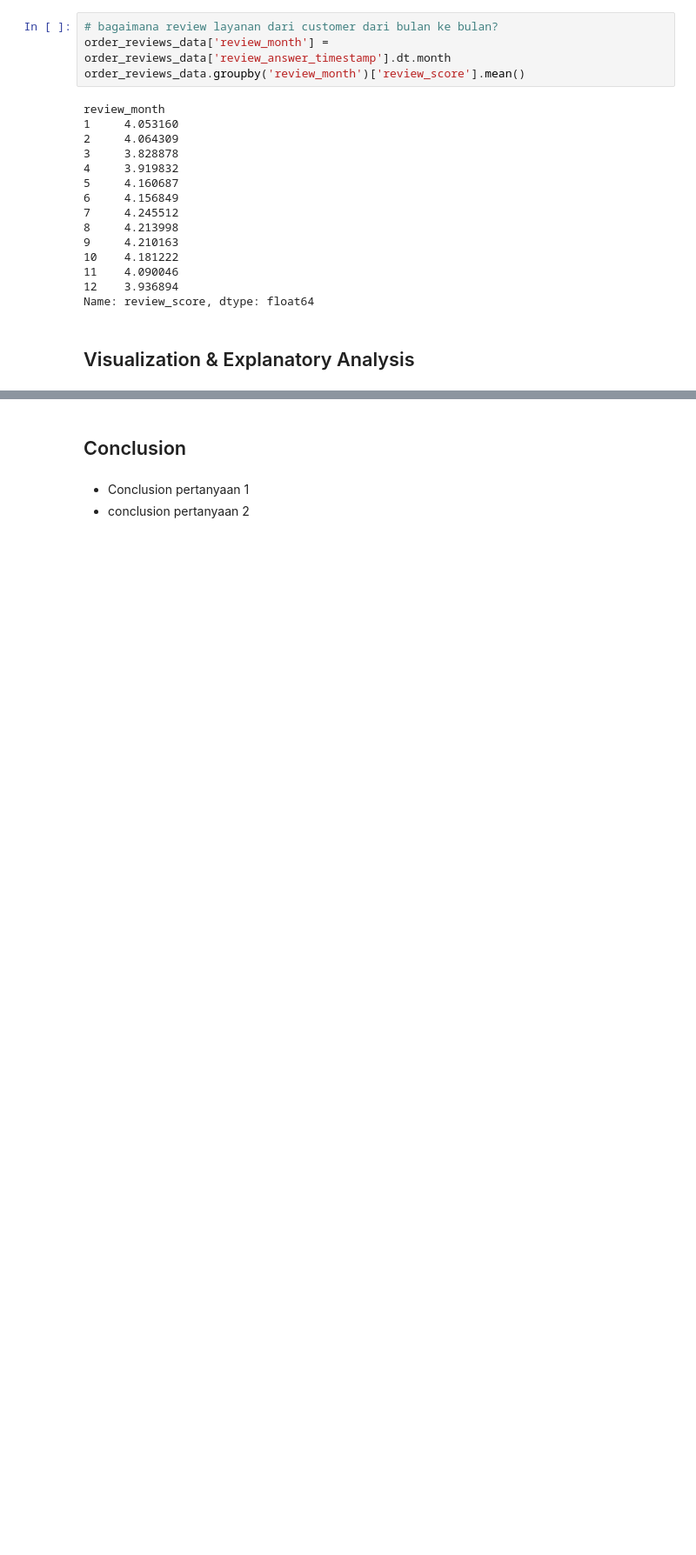
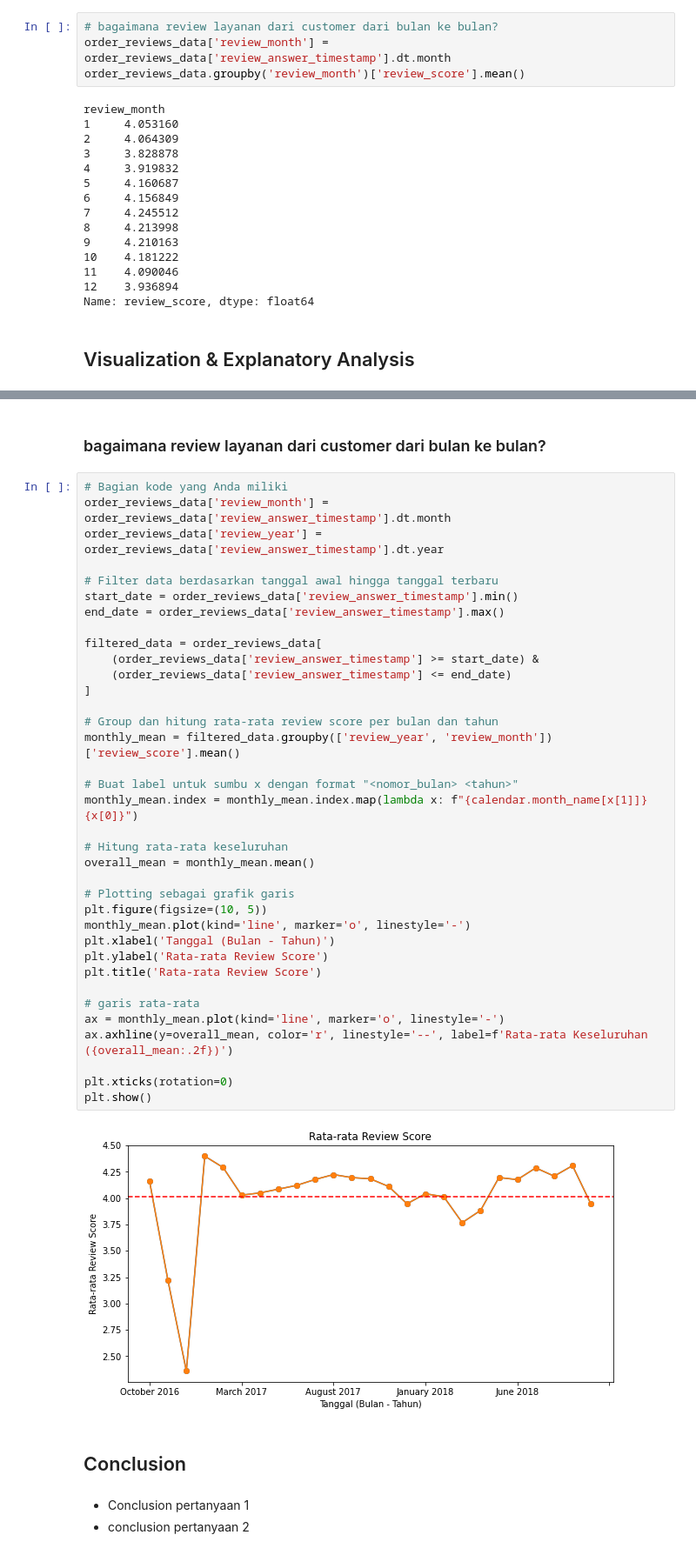
Before and after one commit to ptrnd/brazilian_ecommerce_analysis, a Jupyter notebook: ecommerce_analysis.ipynb, the cells around one changed output, grey strips where cells are left out. Shown at 87% size. Saved outputs shown, nothing was run; the diff lists cells and outputs as text; blank space fills up the shorter version.

```diff
--- a/ecommerce_analysis.ipynb
+++ b/ecommerce_analysis.ipynb
@@ -619,3 +628,43 @@ order_reviews_data.groupby('review_month')['review_score'].mean().plot(kind='bar
+# %% [markdown]
+### bagaimana review layanan dari customer dari bulan ke bulan?
+# %%
+# Bagian kode yang Anda miliki
+order_reviews_data['review_month'] = order_reviews_data['review_answer_timestamp'].dt.month
+order_reviews_data['review_year'] = order_reviews_data['review_answer_timestamp'].dt.year
+
+# Filter data berdasarkan tanggal awal hingga tanggal terbaru
+start_date = order_reviews_data['review_answer_timestamp'].min()
+end_date = order_reviews_data['review_answer_timestamp'].max()
+
+filtered_data = order_reviews_data[
+    (order_reviews_data['review_answer_timestamp'] >= start_date) &
+    (order_reviews_data['review_answer_timestamp'] <= end_date)
+]
+
+# Group dan hitung rata-rata review score per bulan dan tahun
+monthly_mean = filtered_data.groupby(['review_year', 'review_month'])['review_score'].mean()
+
+# Buat label untuk sumbu x dengan format "<nomor_bulan> <tahun>"
+monthly_mean.index = monthly_mean.index.map(lambda x: f"{calendar.month_name[x[1]]} {x[0]}")
+
+# Hitung rata-rata keseluruhan
+overall_mean = monthly_mean.mean()
+
+# Plotting sebagai grafik garis
+plt.figure(figsize=(10, 5))
+monthly_mean.plot(kind='line', marker='o', linestyle='-')
+plt.xlabel('Tanggal (Bulan - Tahun)')
+plt.ylabel('Rata-rata Review Score')
+plt.title('Rata-rata Review Score')
+
+# garis rata-rata
+ax = monthly_mean.plot(kind='line', marker='o', linestyle='-')
+ax.axhline(y=overall_mean, color='r', linestyle='--', label=f'Rata-rata Keseluruhan ({overall_mean:.2f})')
+
+plt.xticks(rotation=0)
+plt.show()
+# %% [output]
+[figure, added]
 # %% [markdown]
 ## Conclusion
 # %% [markdown]
```
Also changed, not shown: parts of 10 cells of this notebook.
